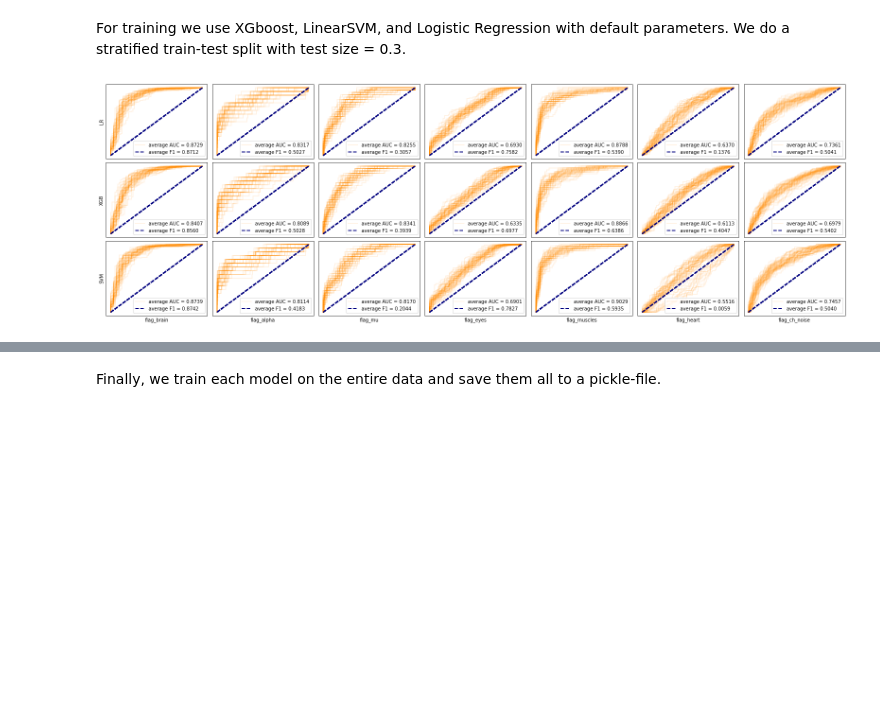
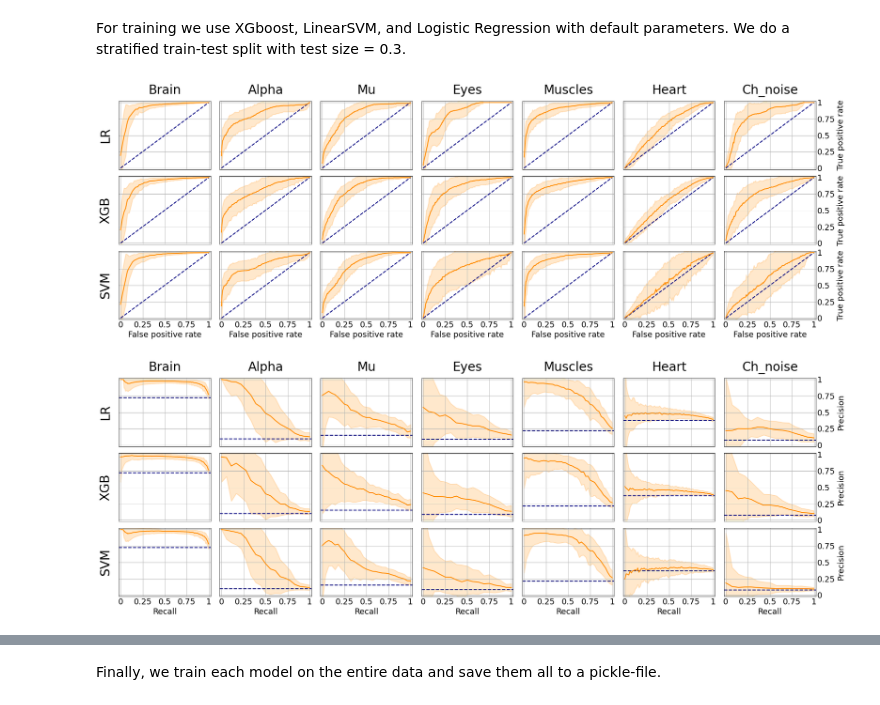
Before and after one commit to ledovsky/alice-eeg-ml, a Jupyter notebook: Basic Pipeline.ipynb, the cells around one changed output, grey strips where cells are left out. Cells and saved outputs as stored; diff of their text form; code cells hidden in the pictures; blank space fills up the shorter version.

Commit message:
Added visualizations. Updated the pipeline.

```diff
--- a/Basic Pipeline.ipynb
+++ b/Basic Pipeline.ipynb
@@ -131,38 +127,17 @@ def plot_roc_curve(ax, y_true, y_pred, title=None, lw=2, color='darkorange', **k
 # %%
-def repeated_train_test(features, target, model, n_repeats, test_size=0.3, ax=None, random_state=57):
-    roc_aucs = []
-    f1_scores = []
+from sklearn.model_selection import train_test_split
+
+def repeated_train_test(features, target, model, n_repeats, test_size=0.3, axes=None, random_state=57):
+    y_true = []
+    y_pred = []
+    y_proba = []
     np.random.seed(random_state)
 
     for _ in range(n_repeats):
         X_train, X_test, y_train, y_test = train_test_split(features, target, test_size=test_size, stratify=target)
         model.fit(X_train, y_train)
-        y_pred = model.predict(X_test)
-        y_proba = model.predict_proba(X_test)[:, 1]
-        roc_aucs.append(roc_auc_score(y_test, y_proba))
-        f1_scores.append(f1_score(y_test, y_pred))
-        if ax is not None:
-            plot_roc_curve(ax, y_test, y_proba, alpha=.1)
+        y_true.append(y_test)
+        y_pred.append(model.predict(X_test))
+        y_proba.append(model.predict_proba(X_test)[:, 1])
 
-    if ax is not None:
-        ax.set_xticks([])
-        ax.set_yticks([])
-        ax.set_xlabel(flag)
-        ax.set_ylabel('')
-        ax.legend([f'average AUC = {np.mean(roc_aucs):.4f}',
-                   f'average F1 = {np.mean(f1_scores):.4f}'])
-    return roc_aucs, f1_scores
+    return np.array(y_true), np.array(y_pred), np.array(y_proba)
-# %%
-fig, axes = plt.subplots(len(models), len(targets.columns), figsize=(4 * len(targets.columns), 3 * len(models)))
-
-for (model_name, model), row in zip(models.items(), axes):
-    for flag, ax in zip(targets, row):
-        repeated_train_test(features, targets[flag], model, n_repeats, ax=ax)
-        ax.set_xlabel('')
-    row[0].set_ylabel(model_name)
-for target_name, ax in zip(targets, axes[-1]):
-    ax.set_xlabel(target_name)
-
-plt.subplots_adjust(wspace=0.05, hspace=0.05)
-# %% [output]
-[figure, removed]
@@ -168,0 +188,5 @@ plt.subplots_adjust(wspace=0.05, hspace=0.05)
+# %%
+fig_roc, fig_pr = plot_curves_grid(features, targets, models)
+# %% [output]
+[figure, added]
+[figure, added]
```
Also changed, not shown: parts of 16 cells of this notebook, 1 other file.
